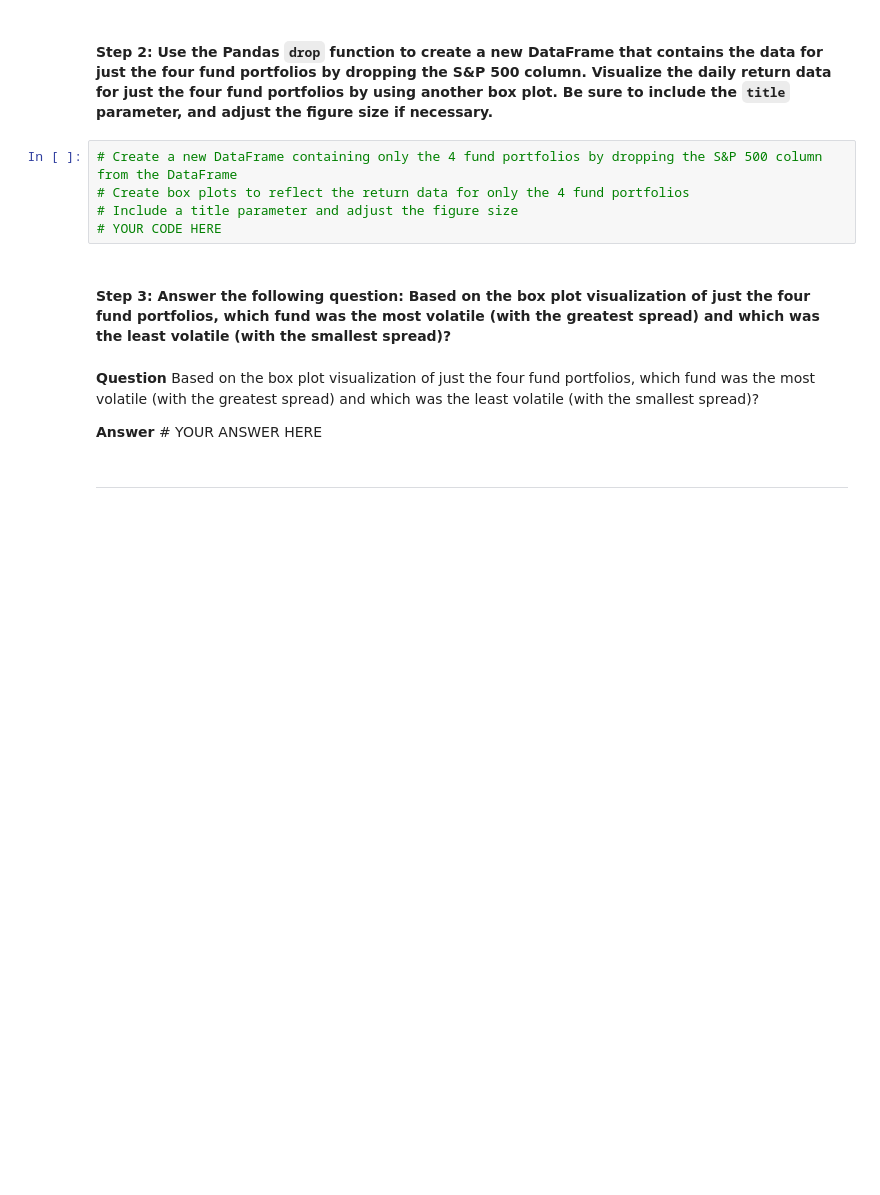
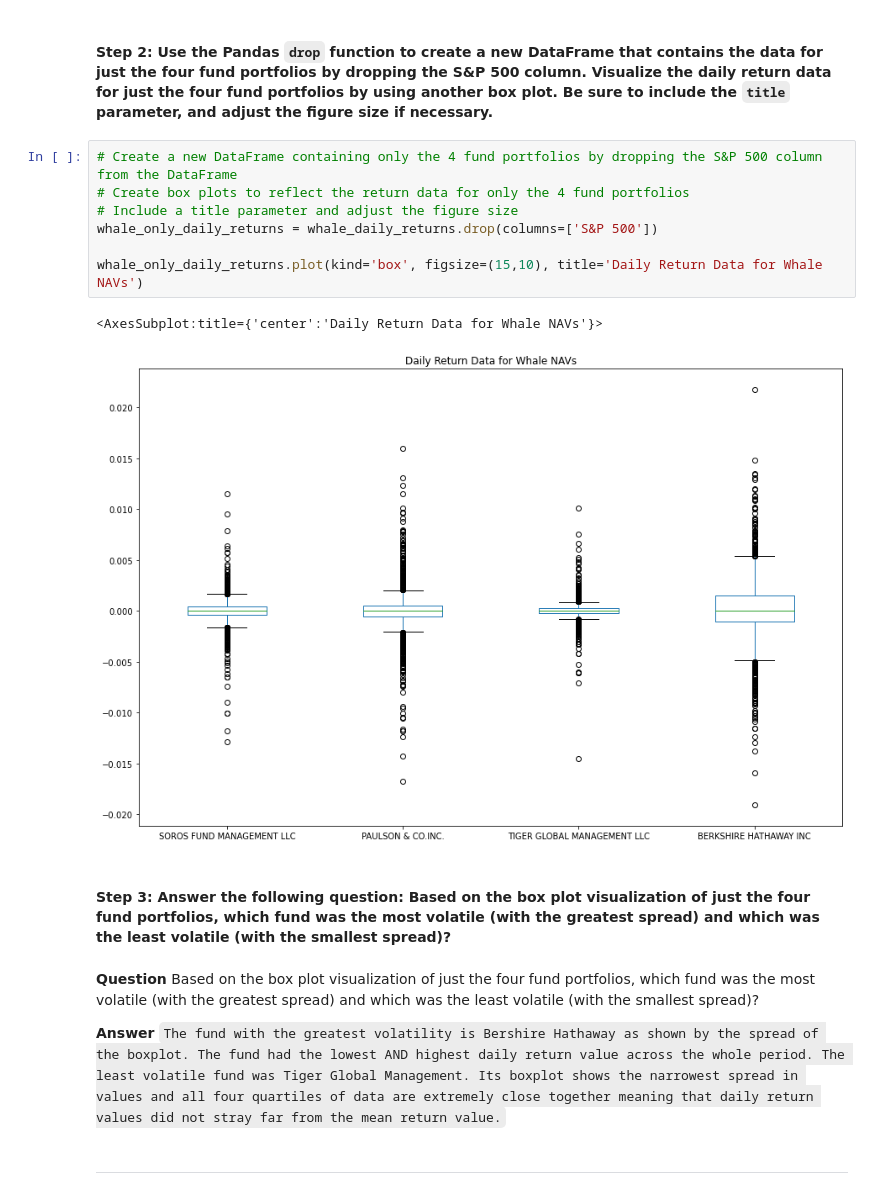
Before and after one commit to elliotlozano/portfolio_optimizer, a Jupyter notebook: risk_return_analysis.ipynb, the cells around one changed output. Drawn from its saved outputs; the diff is of its cells as text; blank space fills up the shorter version.

```diff
--- a/risk_return_analysis.ipynb
+++ b/risk_return_analysis.ipynb
@@ -208,14 +211,19 @@ Analyze the volatility of each of the four fund portfolios and of the S&P 500 In
 # %%
 # Create a new DataFrame containing only the 4 fund portfolios by dropping the S&P 500 column from the DataFrame
 # Create box plots to reflect the return data for only the 4 fund portfolios
 # Include a title parameter and adjust the figure size
-# YOUR CODE HERE
+whale_only_daily_returns = whale_daily_returns.drop(columns=['S&P 500'])
+
+whale_only_daily_returns.plot(kind='box', figsize=(15,10), title='Daily Return Data for Whale NAVs')
+# %% [output]
+<AxesSubplot:title={'center':'Daily Return Data for Whale NAVs'}>
+[figure, added]
 # %% [markdown]
 #### Step 3: Answer the following question: Based on the box plot visualization of just the four fund portfolios, which fund was the most volatile (with the greatest spread) and which was the least volatile (with the smallest spread)?
 # %% [markdown]
 **Question** Based on the box plot visualization of just the four fund portfolios, which fund was the most volatile (with the greatest spread) and which was the least volatile (with the smallest spread)?
 
-**Answer** # YOUR ANSWER HERE
+**Answer** `The fund with the greatest volatility is Bershire Hathaway as shown by the spread of the boxplot. The fund had the lowest AND highest daily return value across the whole period. The least volatile fund was Tiger Global Management. Its boxplot shows the narrowest spread in values and all four quartiles of data are extremely close together meaning that daily return values did not stray far from the mean return value.`
 # %% [markdown]
 ---
 # %% [markdown]
```
Also changed, not shown: parts of 1 cell of this notebook.
